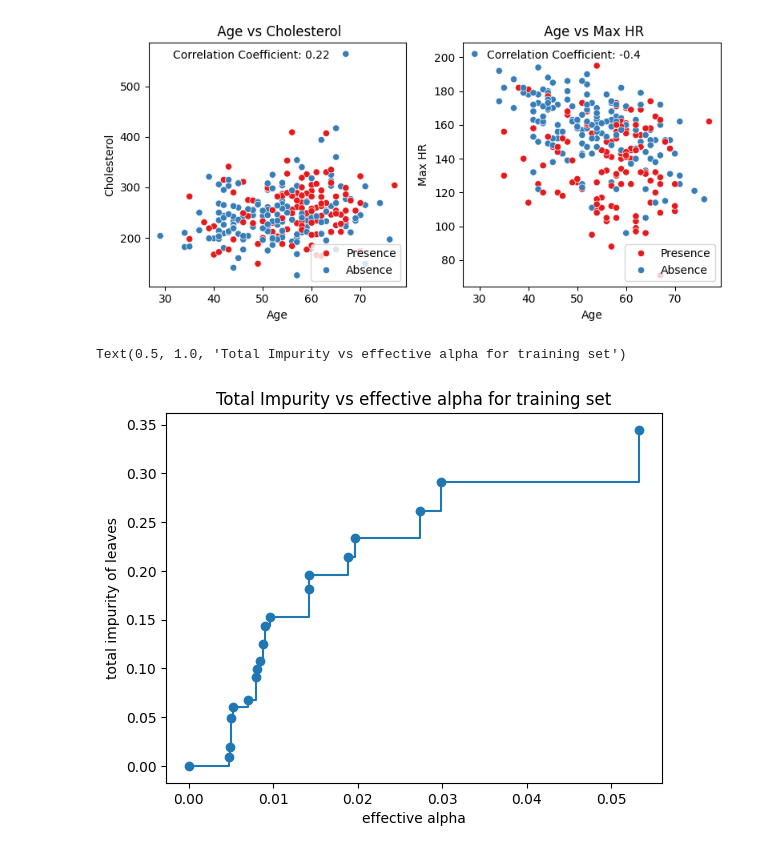
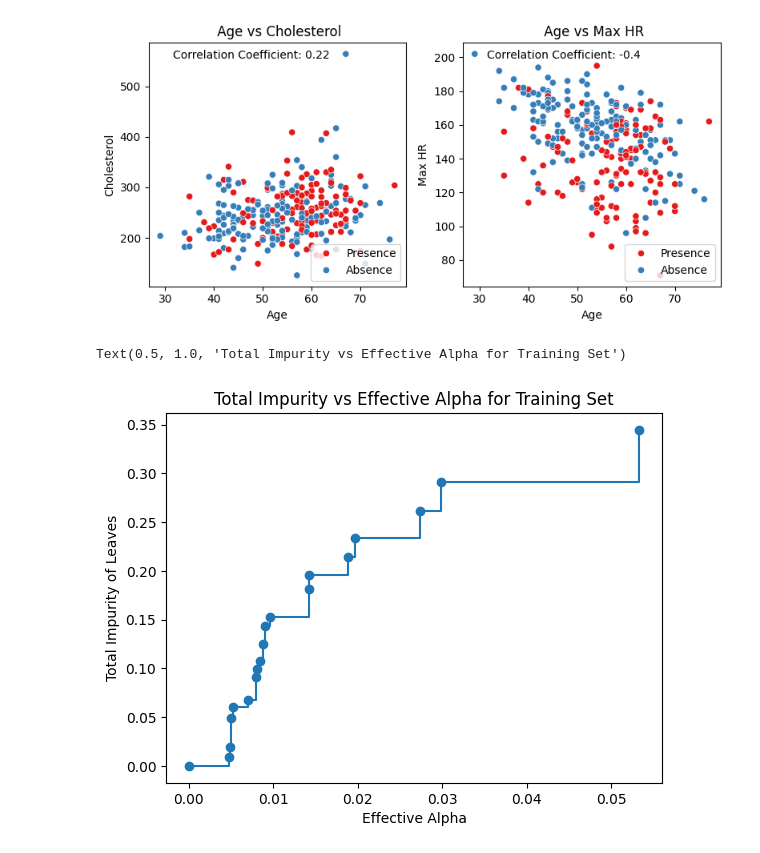
Before and after one commit to Enlightenus/Heart_disease_prediction, a Jupyter notebook: Heart_disease.ipynb, the cells around one changed output. Drawn from its saved outputs; the diff is of its cells as text; code cells hidden in the pictures.

```diff
--- a/Heart_disease.ipynb
+++ b/Heart_disease.ipynb
@@ -170,20 +170,20 @@ plt.show()
 # %%
 from sklearn.tree import DecisionTreeClassifier
 from sklearn.model_selection import train_test_split
 df_train_x = df_op.copy().drop(columns = ["Heart Disease"])
 df_train_y = df_op.loc[:,"Heart Disease"].str.replace("Presence", "1").replace("Absence","0").astype(int)
 x = df_train_x.values
 y = df_train_y.values
 x_train, x_test, y_train, y_test = train_test_split(x, y, test_size=0.3,shuffle=True, random_state=0)
 
 clf = DecisionTreeClassifier(random_state=0)
 path = clf.cost_complexity_pruning_path(x_train, y_train)
 ccp_alphas, impurities = path.ccp_alphas, path.impurities
 fig, ax = plt.subplots()
 ax.plot(ccp_alphas[:-1], impurities[:-1], marker="o", drawstyle="steps-post")
-ax.set_xlabel("effective alpha")
-ax.set_ylabel("total impurity of leaves")
-ax.set_title("Total Impurity vs effective alpha for training set")
+ax.set_xlabel("Effective Alpha")
+ax.set_ylabel("Total Impurity of Leaves")
+ax.set_title("Total Impurity vs Effective Alpha for Training Set")
 # %% [output]
-Text(0.5, 1.0, 'Total Impurity vs effective alpha for training set')
+Text(0.5, 1.0, 'Total Impurity vs Effective Alpha for Training Set')
-[figure, old version]
+[figure, new version]
```
